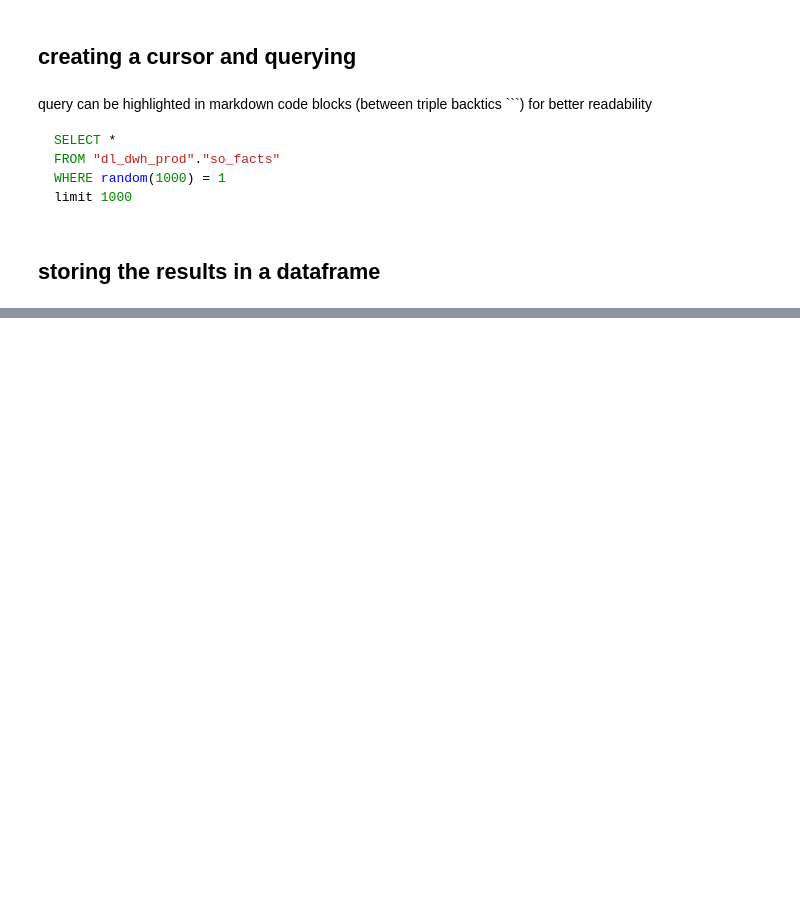
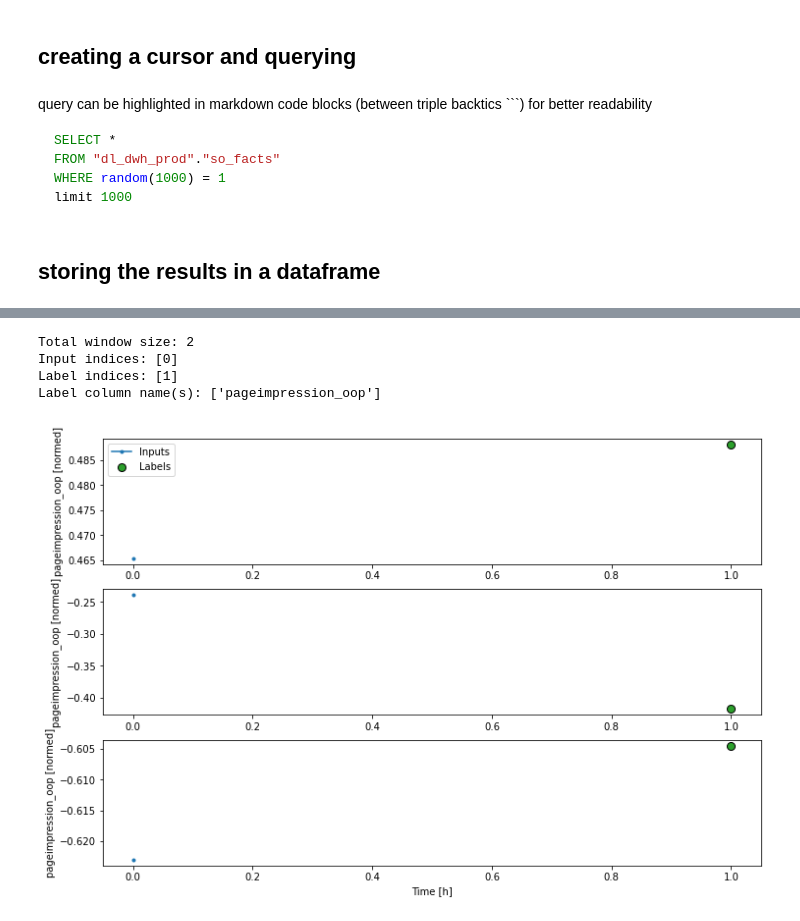
Before and after one commit to ak-idealo/jupiter-notebook, a Jupyter notebook: Demand Forecasting-Schulbedarf-Tensorflow-daily data.ipynb, the cells around one changed output, grey strips where cells are left out. Cells and saved outputs as stored; diff of their text form; code cells hidden in the pictures; blank space fills up the shorter version.

```diff
--- a/Demand Forecasting-Schulbedarf-Tensorflow-daily data.ipynb
+++ b/Demand Forecasting-Schulbedarf-Tensorflow-daily data.ipynb
@@ -432,3 +565,17 @@ Labels shape (batch, time, features): (32, 1, 1)
+# %%
+single_step_window = WindowGenerator(train_df=train_df, val_df=val_df, test_df=test_df,
+    input_width=1, label_width=1, shift=1,
+    label_columns=['pageimpression_oop'])
+single_step_window
+# %% [output]
+Total window size: 2
+Input indices: [0]
+Label indices: [1]
+Label column name(s): ['pageimpression_oop']
+# %%
+single_step_window.plot(plot_col='pageimpression_oop', max_subplots=3)
+# %% [output]
+[figure, added]
 # %%
 class Baseline(tf.keras.Model):
   def __init__(self, label_index=None):
```
Also changed, not shown: parts of 143 cells of this notebook, 8 other files.
